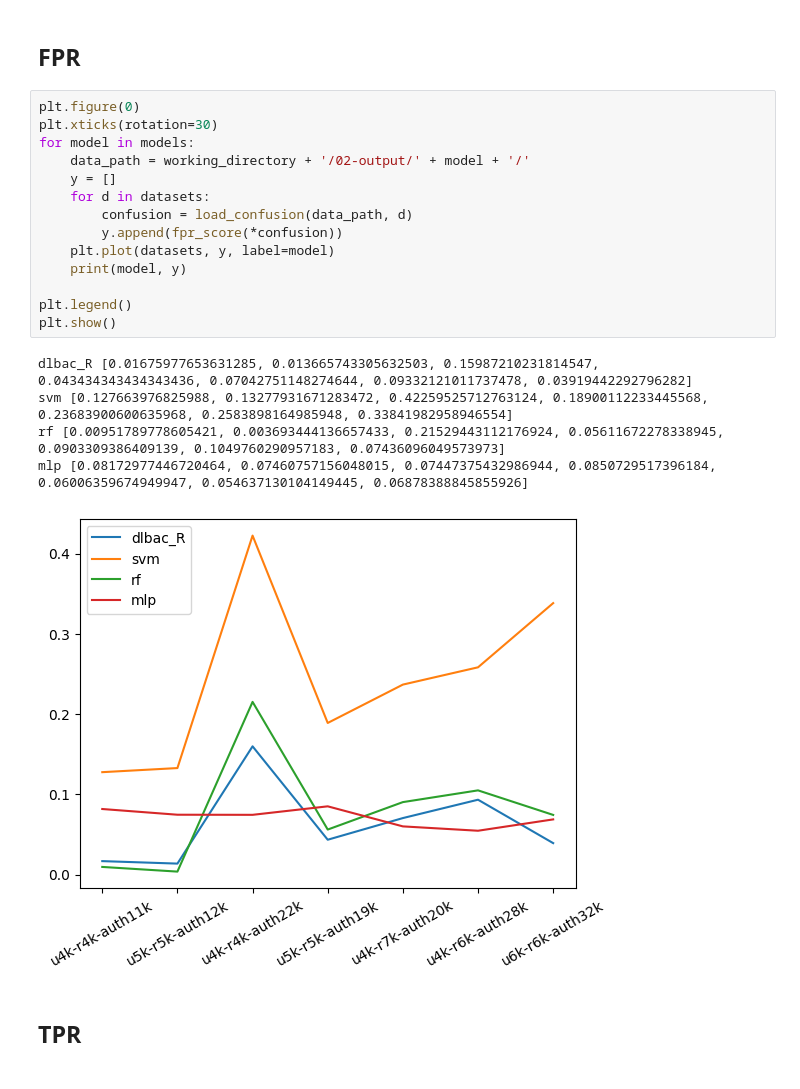
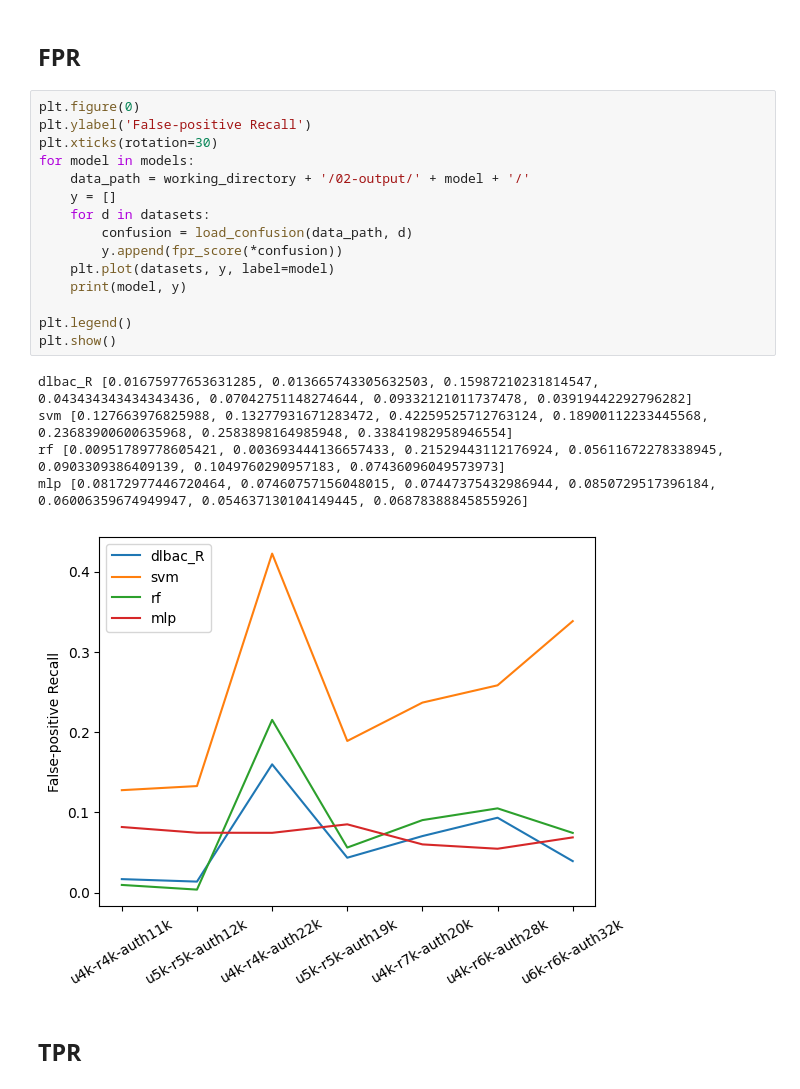
Before and after one commit to mgr-cse/nn-access-ctrl, a Jupyter notebook: model-analysis.ipynb, the cells around one changed output. Saved outputs shown, nothing was run; the diff lists cells and outputs as text.

```diff
--- a/model-analysis.ipynb
+++ b/model-analysis.ipynb
@@ -94,24 +95,25 @@ mlp [0.496788751952786, 0.3996887159533074, 0.37755399883245766, 0.3969121904149
 ## FPR
 # %%
 plt.figure(0)
+plt.ylabel('False-positive Recall')
 plt.xticks(rotation=30)
 for model in models:
     data_path = working_directory + '/02-output/' + model + '/'
     y = []
     for d in datasets:
         confusion = load_confusion(data_path, d)
         y.append(fpr_score(*confusion))
     plt.plot(datasets, y, label=model)
     print(model, y)
 
 plt.legend()
 plt.show()
 # %% [output]
 dlbac_R [0.01675977653631285, 0.013665743305632503, 0.15987210231814547, 0.043434343434343436, 0.07042751148274644, 0.09332121011737478, 0.03919442292796282]
 svm [0.127663976825988, 0.13277931671283472, 0.42259525712763124, 0.18900112233445568, 0.23683900600635968, 0.2583898164985948, 0.33841982958946554]
 rf [0.00951789778605421, 0.003693444136657433, 0.21529443112176924, 0.05611672278338945, 0.0903309386409139, 0.1049760290957183, 0.07436096049573973]
 mlp [0.08172977446720464, 0.07460757156048015, 0.07447375432986944, 0.0850729517396184, 0.06006359674949947, 0.054637130104149445, 0.06878388845855926]
-[figure, old version]
+[figure, new version]
 # %% [markdown]
 ## TPR
 # %%
```
Also changed, not shown: parts of 7 cells of this notebook, 1 other file.
